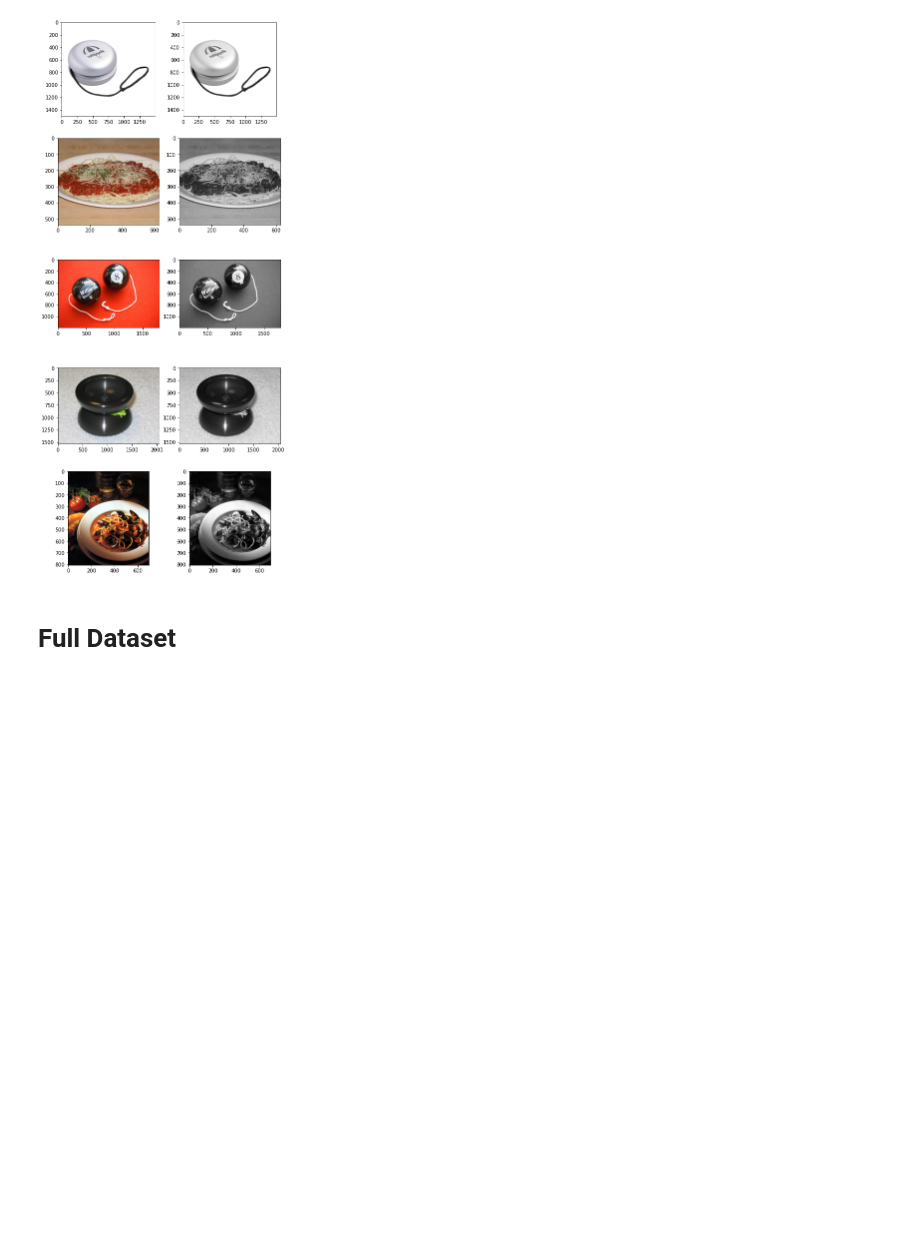
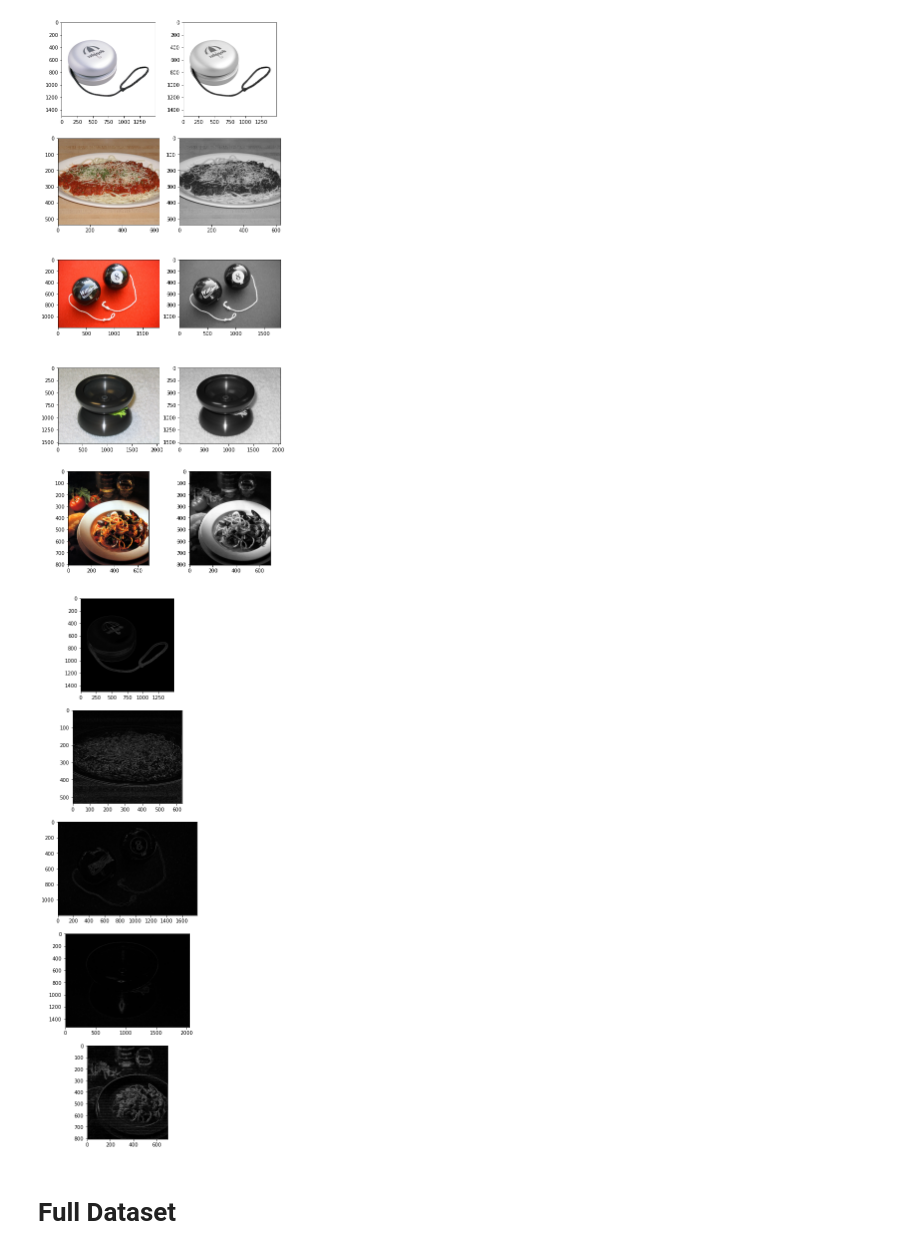
Before and after one commit to adipolak/ml-with-apache-spark, a Jupyter notebook: notebooks/Caltech256 - Loading and process Images Data.ipynb, the cells around one changed output. Drawn from its saved outputs; the diff is of its cells as text; code cells hidden in the pictures; blank space fills up the shorter version.

Commit message:
added filter for edge extraction

```diff
--- a/notebooks/Caltech256 - Loading and process Images Data.ipynb
+++ b/notebooks/Caltech256 - Loading and process Images Data.ipynb
@@ -390,13 +421,14 @@ import numpy as np
 
 color_image = mpimg.imread(io.BytesIO(test_df.loc[1,'content']), format='jpg')
 image = mpimg.imread(io.BytesIO(test_df.loc[1,'grayscale_image']), format='png')
+edges_image = mpimg.imread(io.BytesIO(test_df.loc[1,'edges_image']), format='png')
 print('color dimensions = {}'.format(color_image.shape))
 print('grayscale dimensions = {}'.format(image.shape))
 
 row_count = test_df.count()[0]
 plt.figure(figsize=(8,20))
 for label_index,row in test_df.iterrows():
-  (_,content,_,grayscale,_) = row
+  (_,content,_,grayscale,_,_) = row
   color_image = mpimg.imread(io.BytesIO(content), format='jpg')
   image = mpimg.imread(io.BytesIO(grayscale), format='png')
 
@@ -408,6 +440,17 @@ for label_index,row in test_df.iterrows():
 color dimensions = (537, 630, 3)
 grayscale dimensions = (537, 630)
 [figure]
+# %%
+#laplas kernel convolution
+plt.figure(figsize=(8,20))
+for label_index,row in test_df.iterrows():
+  (_,content,_,grayscale,_,edges_image) = row
+  edges_image = image = mpimg.imread(io.BytesIO(edges_image), format='png')
+
+  plt.subplot(row_count,1,label_index*1+1)
+  plt.imshow(edges_image,cmap='gray')
+# %% [output]
+[figure, added]
 # %% [markdown]
 # Full Dataset
 # %%
```
Also changed, not shown: parts of 10 cells of this notebook.
